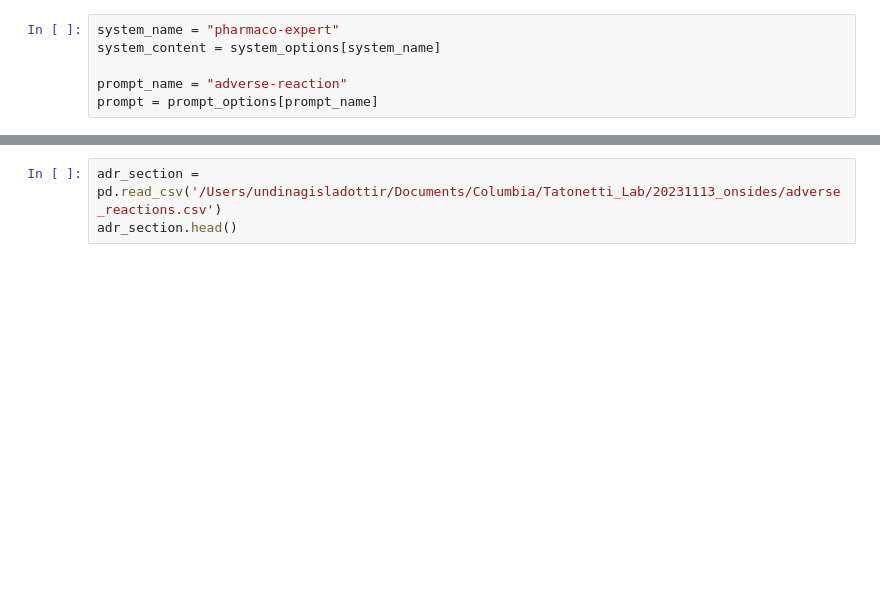
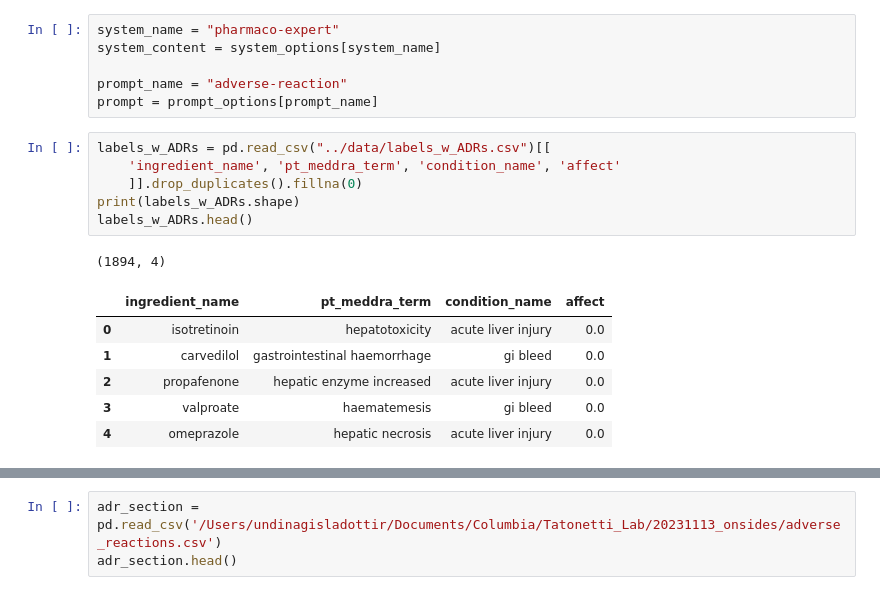
Before and after one commit to tatonetti-lab/causal-drug-ades, a Jupyter notebook: gpt_agreement/gpt_label_agreement.ipynb, the cells around one changed output, grey strips where cells are left out. Drawn from its saved outputs; the diff is of its cells as text; blank space fills up the shorter version.

```diff
--- a/gpt_agreement/gpt_label_agreement.ipynb
+++ b/gpt_agreement/gpt_label_agreement.ipynb
@@ -75,3 +75,17 @@ system_content = system_options[system_name]
 
 prompt_name = "adverse-reaction"
 prompt = prompt_options[prompt_name]
+# %%
+labels_w_ADRs = pd.read_csv("../data/labels_w_ADRs.csv")[[
+    'ingredient_name', 'pt_meddra_term', 'condition_name', 'affect'
+    ]].drop_duplicates().fillna(0)
+print(labels_w_ADRs.shape)
+labels_w_ADRs.head()
+# %% [output]
+(1894, 4)
+|  | ingredient_name | pt_meddra_term | condition_name | affect |
+| 0 | isotretinoin | hepatotoxicity | acute liver injury | 0.0 |
+| 1 | carvedilol | gastrointestinal haemorrhage | gi bleed | 0.0 |
+| 2 | propafenone | hepatic enzyme increased | acute liver injury | 0.0 |
+| 3 | valproate | haematemesis | gi bleed | 0.0 |
+| 4 | omeprazole | hepatic necrosis | acute liver injury | 0.0 |
```
Also changed, not shown: parts of 9 cells of this notebook, 24 other files.
